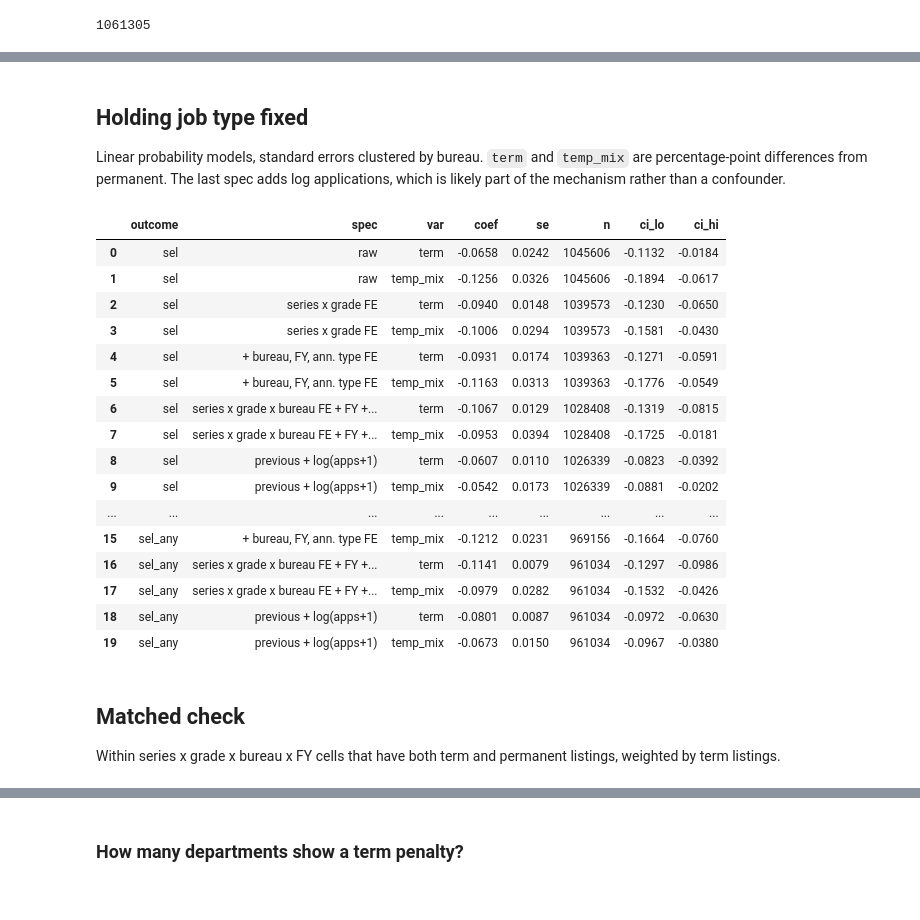
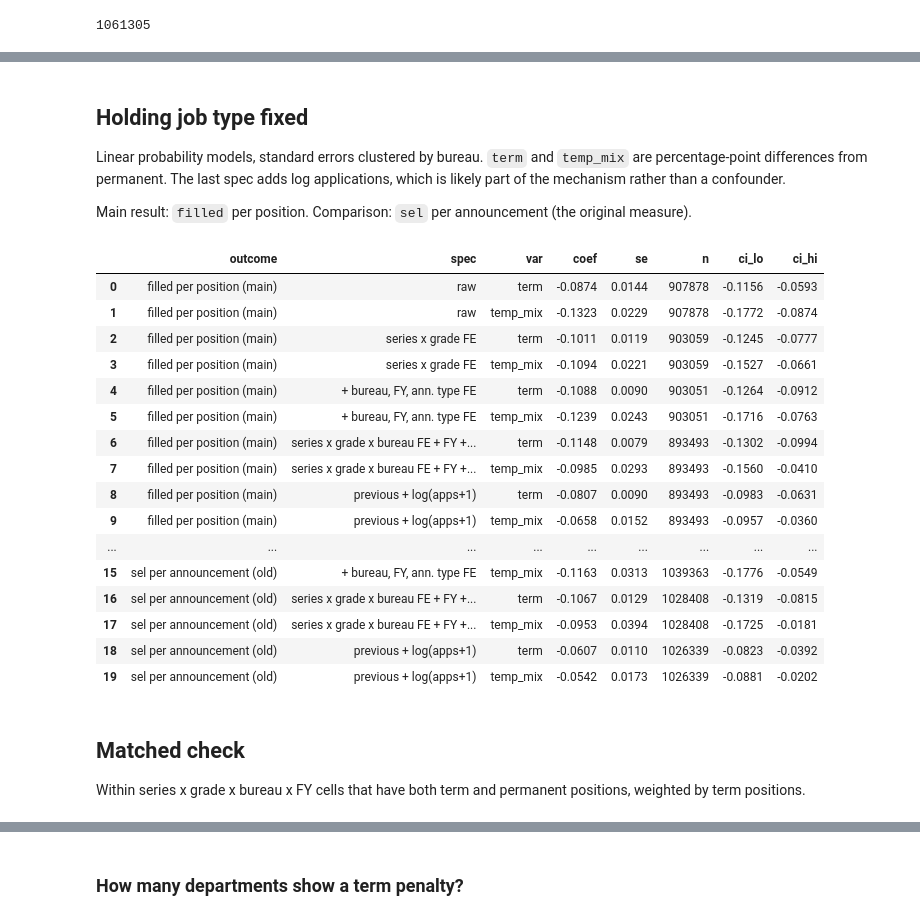
Before and after one commit to abigailhaddad/2210, a Jupyter notebook: hiring_outcomes_analysis.ipynb, the cells around one changed output, grey strips where cells are left out. Cells and saved outputs as stored; diff of their text form; code cells hidden in the pictures.

```diff
--- a/hiring_outcomes_analysis.ipynb
+++ b/hiring_outcomes_analysis.ipynb
@@ -110,13 +114,17 @@ def prepare(df):
     df = df[df.open <= LAST_MATURE_OPEN_DATE].copy()
     df["appt"] = [appointment_group(t, l) for t, l in zip(df.Appointment_Type, df.Appointment_Type_List)]
     df["sel"] = (df.Selection_Made_off_this_Job_Announcement == "Yes").astype(int)
-    df["sel_any"] = ((df.sel == 1) | (df.Selection_Made_through_Separate_Announcement == "Yes")).astype(int)
+    usas = df.Source == "USA_Staffing"
+    df["filled"] = np.where(usas, (df.Selection_Made_through_Separate_Announcement == "Yes").astype(float), np.nan)
+    if ((df.sel == 1) & usas & (df.filled == 0)).any():
+        raise ValueError("Found USA Staffing announcements with a selection but filled == 0; the flag doesn't mean what we assume")
     df["series_grade"] = df.Job_Series_Number.str.strip("'") + "|" + df.Pay_Plan + "-" + df.Grade.str.strip("'")
     df["ab"] = df.Agency + "|" + df.Bureau.fillna("(none)")
     df["sg_ab"] = df.series_grade + "|" + df.ab
     df["fy"] = df.Announcement_Open_Date_FY
     df["anntype"] = df.Announcement_Type.str.upper().str.strip()
     df["apps"] = pd.to_numeric(df.Total_Applications, errors="coerce")
+    df["public"] = df.anntype.str.contains("DE|DELEGATED|PUBLIC", regex=True).astype(int)
     df["term"] = (df.appt == "Term").astype(int)
     df["temp_mix"] = (df.appt == "Multiple incl. Temporary").astype(int)
     return df
@@ -131,0 +140,22 @@ len(df)
+# %%
+TWIN_KEY = ["Agency", "Bureau", "Job_Series_Number", "Grade", "title_n", "Announcement_Open_Date", "Announcement_Close_Date", "Announcement_Locations"]
+
+
+def to_positions(df):
+    """USA Staffing announcements collapsed to one row per position (twin announcements merged)."""
+    u = df[df.Source == "USA_Staffing"].copy()
+    u["title_n"] = u.Vacancy_Job_Title.str.upper().str.replace(r"[^A-Z0-9 ]", " ", regex=True).str.split().str.join(" ")
+    u["pos_id"] = u.groupby(TWIN_KEY, dropna=False).ngroup()
+    mixed = u.groupby("pos_id").appt.transform("nunique") > 1
+    print(f"USA Staffing announcements: {len(u)}; dropped {int(mixed.sum())} in {u[mixed].pos_id.nunique()} matched groups that mix appointment groups")
+    u = u[~mixed]
+    first_cols = ["Agency", "Bureau", "Job_Series_Number", "appt", "term", "temp_mix", "series_grade", "ab", "sg_ab", "fy", "open"]
+    agg = {c: "first" for c in first_cols}
+    agg.update(filled=("filled", "max"), sel=("sel", "max"), apps=("apps", "sum"), n_announcements=("sel", "size"),
+               anntype=("anntype", lambda x: " + ".join(sorted(set(x)))))
+    agg = {k: (v if isinstance(v, tuple) else (k, v)) for k, v in agg.items()}
+    pos = u.groupby("pos_id").agg(**agg)
+    print(f"Positions: {len(pos)}")
+    return pos
+# %%
+pos = to_positions(df)
@@ -153,45 +189,46 @@ raw_rates(df).round(3)
 ## Holding job type fixed
 
 Linear probability models, standard errors clustered by bureau. `term` and `temp_mix` are percentage-point differences from permanent. The last spec adds log applications, which is likely part of the mechanism rather than a confounder.
+
+Main result: `filled` per position. Comparison: `sel` per announcement (the original measure).
 # %%
-def regressions(df):
-    """Linear probability models of selection on term / temp, clustered by bureau."""
-    m = df[df.appt.isin(GROUPS)]
+def regressions(df, pos):
+    """Term / temp gaps under each spec, for the position-filled outcome and the per-announcement comparison."""
     rows = []
-    # sel_any uses Selection_Made_through_Separate_Announcement, which only USA Staffing reports
-    for y, sample in [("sel", m), ("sel_any", m[m.Source == "USA_Staffing"])]:
+    for label, y, data in [("filled per position (main)", "filled", pos), ("sel per announcement (old)", "sel", df)]:
+        m = data[data.appt.isin(GROUPS)]
         for name, f in SPECS.items():
-            fit = pf.feols(f.format(y=y), data=sample, vcov={"CRV1": "ab"})
+            fit = pf.feols(f.format(y=y), data=m, vcov={"CRV1": "ab"})
             t = fit.tidy()
             for v in ["term", "temp_mix"]:
-                rows.append(dict(outcome=y, spec=name, var=v, coef=t.loc[v, "Estimate"], se=t.loc[v, "Std. Error"], n=fit._N))
+                rows.append(dict(outcome=label, spec=name, var=v, coef=t.loc[v, "Estimate"], se=t.loc[v, "Std. Error"], n=fit._N))
     res = pd.DataFrame(rows)
     res["ci_lo"] = res.coef - 1.96 * res.se
     res["ci_hi"] = res.coef + 1.96 * res.se
     return res
 
 
-regressions(df).round(4)
+regressions(df, pos).round(4)
 # %% [output]
 |  | outcome | spec | var | coef | se | n | ci_lo | ci_hi |
-| 0 | sel | raw | term | -0.0658 | 0.0242 | 1045606 | -0.1132 | -0.0184 |
-| 1 | sel | raw | temp_mix | -0.1256 | 0.0326 | 1045606 | -0.1894 | -0.0617 |
-| 2 | sel | series x grade FE | term | -0.0940 | 0.0148 | 1039573 | -0.1230 | -0.0650 |
-| 3 | sel | series x grade FE | temp_mix | -0.1006 | 0.0294 | 1039573 | -0.1581 | -0.0430 |
-| 4 | sel | + bureau, FY, ann. type FE | term | -0.0931 | 0.0174 | 1039363 | -0.1271 | -0.0591 |
-| 5 | sel | + bureau, FY, ann. type FE | temp_mix | -0.1163 | 0.0313 | 1039363 | -0.1776 | -0.0549 |
-| 6 | sel | series x grade x bureau FE + FY +... | term | -0.1067 | 0.0129 | 1028408 | -0.1319 | -0.0815 |
-| 7 | sel | series x grade x bureau FE + FY +... | temp_mix | -0.0953 | 0.0394 | 1028408 | -0.1725 | -0.0181 |
-| 8 | sel | previous + log(apps+1) | term | -0.0607 | 0.0110 | 1026339 | -0.0823 | -0.0392 |
-| 9 | sel | previous + log(apps+1) | temp_mix | -0.0542 | 0.0173 | 1026339 | -0.0881 | -0.0202 |
+| 0 | filled per position (main) | raw | term | -0.0874 | 0.0144 | 907878 | -0.1156 | -0.0593 |
+| 1 | filled per position (main) | raw | temp_mix | -0.1323 | 0.0229 | 907878 | -0.1772 | -0.0874 |
+| 2 | filled per position (main) | series x grade FE | term | -0.1011 | 0.0119 | 903059 | -0.1245 | -0.0777 |
+| 3 | filled per position (main) | series x grade FE | temp_mix | -0.1094 | 0.0221 | 903059 | -0.1527 | -0.0661 |
+| 4 | filled per position (main) | + bureau, FY, ann. type FE | term | -0.1088 | 0.0090 | 903051 | -0.1264 | -0.0912 |
+| 5 | filled per position (main) | + bureau, FY, ann. type FE | temp_mix | -0.1239 | 0.0243 | 903051 | -0.1716 | -0.0763 |
+| 6 | filled per position (main) | series x grade x bureau FE + FY +... | term | -0.1148 | 0.0079 | 893493 | -0.1302 | -0.0994 |
+| 7 | filled per position (main) | series x grade x bureau FE + FY +... | temp_mix | -0.0985 | 0.0293 | 893493 | -0.1560 | -0.0410 |
+| 8 | filled per position (main) | previous + log(apps+1) | term | -0.0807 | 0.0090 | 893493 | -0.0983 | -0.0631 |
+| 9 | filled per position (main) | previous + log(apps+1) | temp_mix | -0.0658 | 0.0152 | 893493 | -0.0957 | -0.0360 |
 | ... | ... | ... | ... | ... | ... | ... | ... | ... |
-| 15 | sel_any | + bureau, FY, ann. type FE | temp_mix | -0.1212 | 0.0231 | 969156 | -0.1664 | -0.0760 |
-| 16 | sel_any | series x grade x bureau FE + FY +... | term | -0.1141 | 0.0079 | 961034 | -0.1297 | -0.0986 |
-| 17 | sel_any | series x grade x bureau FE + FY +... | temp_mix | -0.0979 | 0.0282 | 961034 | -0.1532 | -0.0426 |
-| 18 | sel_any | previous + log(apps+1) | term | -0.0801 | 0.0087 | 961034 | -0.0972 | -0.0630 |
-| 19 | sel_any | previous + log(apps+1) | temp_mix | -0.0673 | 0.0150 | 961034 | -0.0967 | -0.0380 |
+| 15 | sel per announcement (old) | + bureau, FY, ann. type FE | temp_mix | -0.1163 | 0.0313 | 1039363 | -0.1776 | -0.0549 |
+| 16 | sel per announcement (old) | series x grade x bureau FE + FY +... | term | -0.1067 | 0.0129 | 1028408 | -0.1319 | -0.0815 |
+| 17 | sel per announcement (old) | series x grade x bureau FE + FY +... | temp_mix | -0.0953 | 0.0394 | 1028408 | -0.1725 | -0.0181 |
+| 18 | sel per announcement (old) | previous + log(apps+1) | term | -0.0607 | 0.0110 | 1026339 | -0.0823 | -0.0392 |
+| 19 | sel per announcement (old) | previous + log(apps+1) | temp_mix | -0.0542 | 0.0173 | 1026339 | -0.0881 | -0.0202 |
 # %% [markdown]
 ## Matched check
 
-Within series x grade x bureau x FY cells that have both term and permanent listings, weighted by term listings.
+Within series x grade x bureau x FY cells that have both term and permanent positions, weighted by term positions.
 # %%
```
Also changed, not shown: parts of 13 cells of this notebook, 1 other file.
